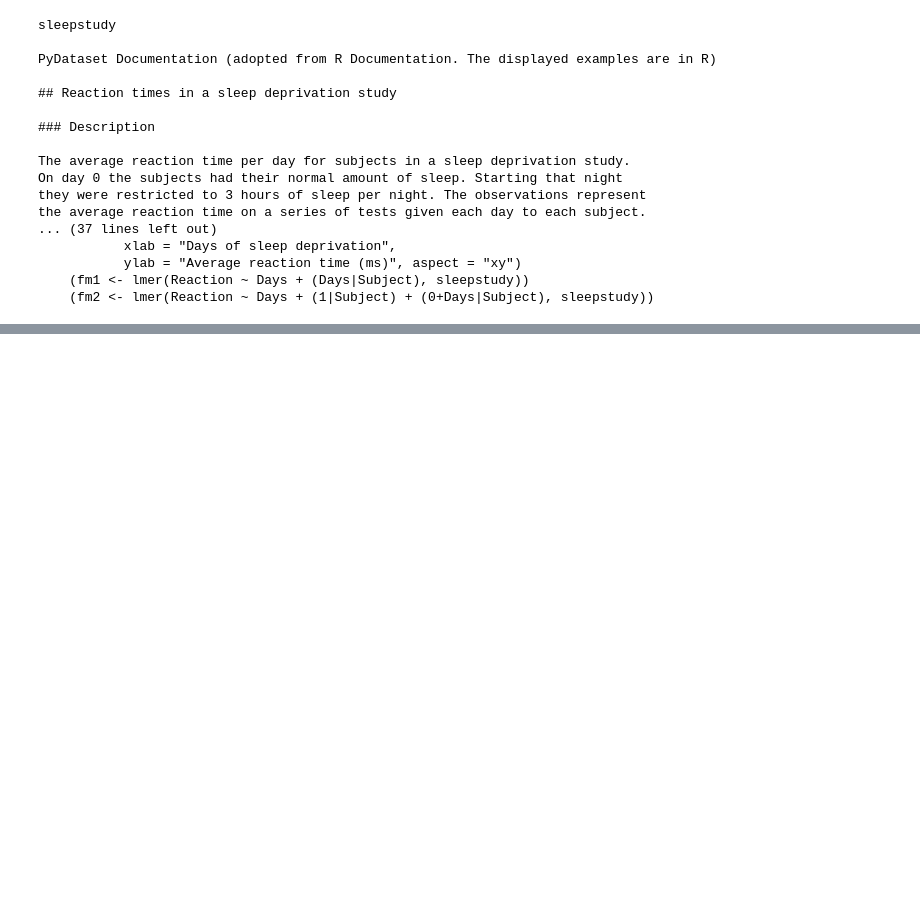
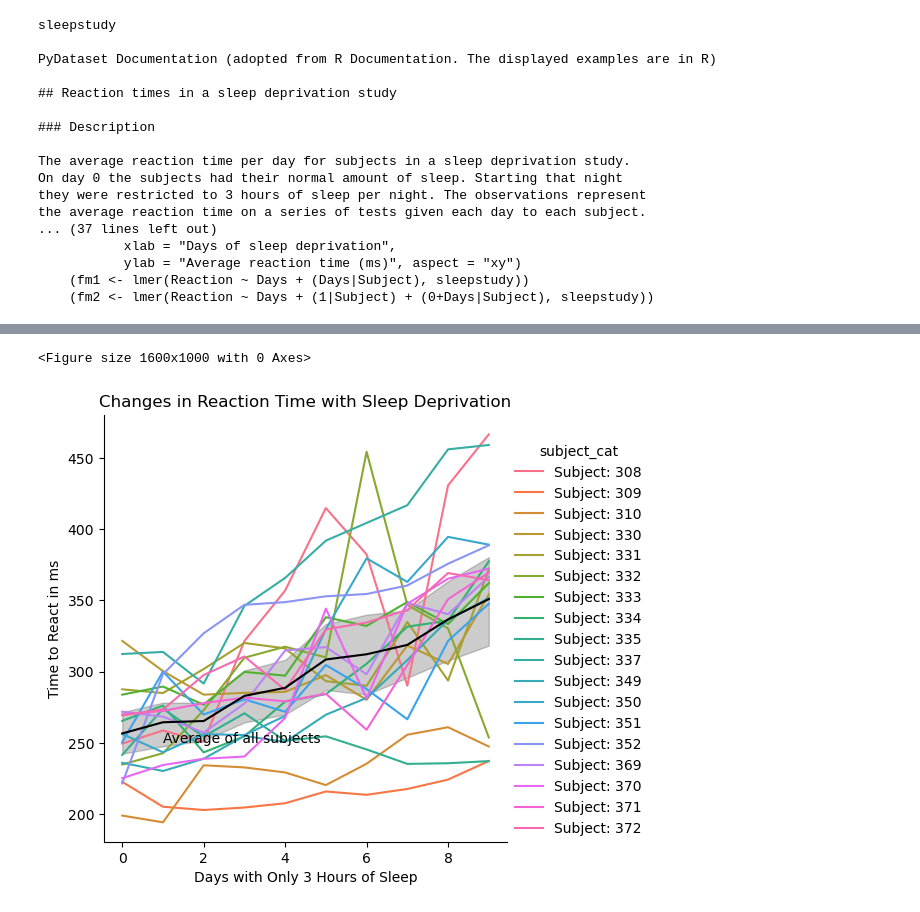
Before and after one commit to caroline-miller0921/numpy-pandas-visualization-exercises, a Jupyter notebook: seaborn_exercises.ipynb, the cells around one changed output, grey strips where cells are left out. Cells and saved outputs as stored; diff of their text form; code cells hidden in the pictures; blank space fills up the shorter version.

```diff
--- a/seaborn_exercises.ipynb
+++ b/seaborn_exercises.ipynb
@@ -502,0 +518,25 @@ plt.show()
+# %%
+plt.figure(figsize=(16, 10))
+
+sns.relplot(data=sleepstudy,
+            x='Days',
+            y='Reaction',
+            hue='subject_cat',
+            kind='line')
+
+sns.lineplot(data=sleepstudy,
+             x='Days',
+             y='Reaction',
+             legend=False,
+             color='black',
+             estimator='mean')
+
+plt.title('Changes in Reaction Time with Sleep Deprivation')
+plt.xlabel('Days with Only 3 Hours of Sleep')
+plt.ylabel('Time to React in ms')
+plt.annotate('Average of all subjects', (1, 250))
+
+plt.show()
+# %% [output]
+<Figure size 1600x1000 with 0 Axes>
+[figure, added]
```
Also changed, not shown: parts of 14 cells of this notebook, 3 other files.
